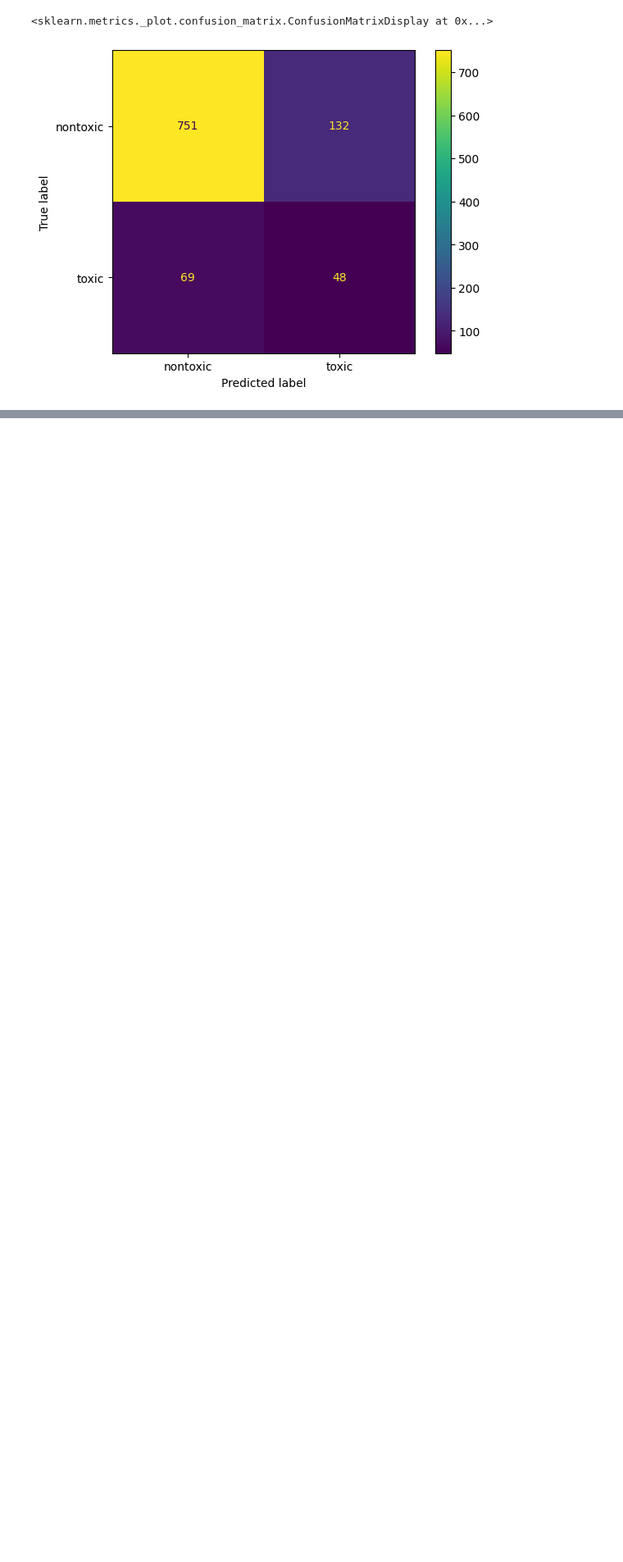
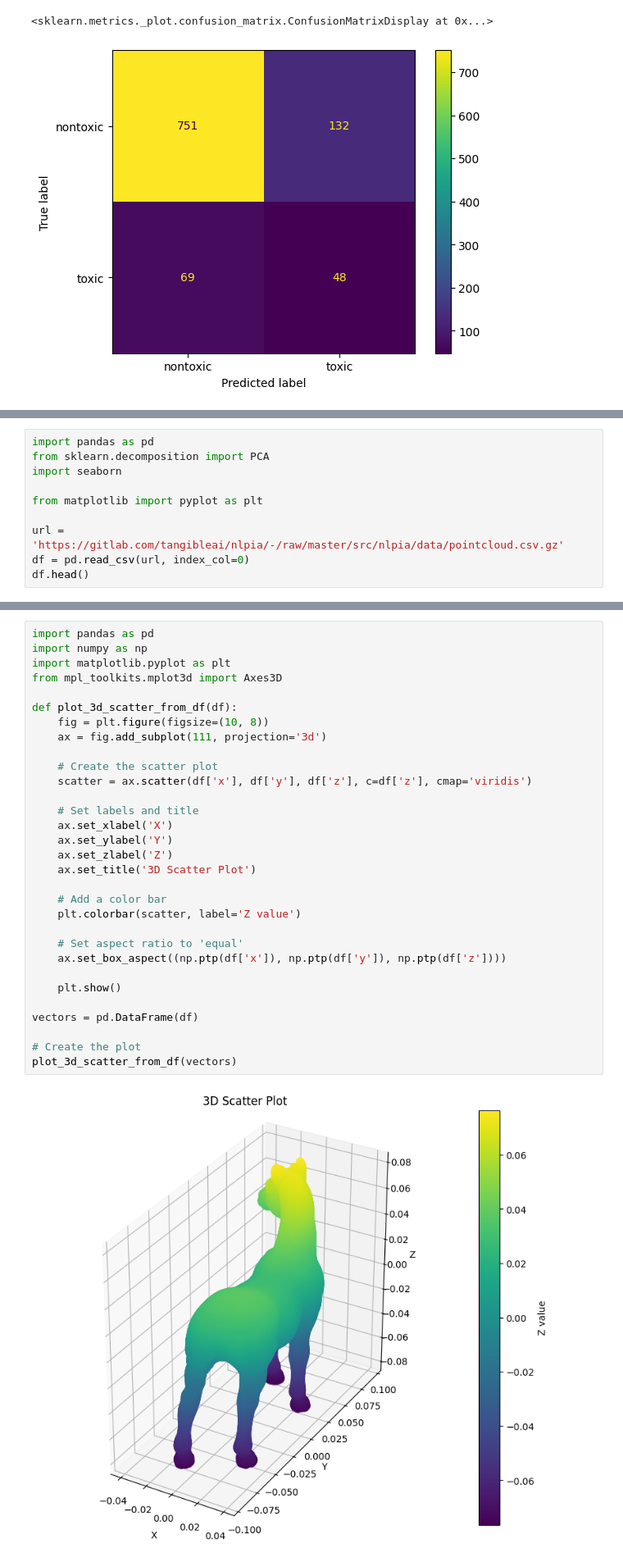
Before and after one commit to hieundx/nlp-in-action, a Jupyter notebook: 4/semantic-analysis.ipynb, the cells around one changed output, grey strips where cells are left out. Shown at 82% size. Saved outputs shown, nothing was run; the diff lists cells and outputs as text; blank space fills up the shorter version.

```diff
--- a/4/semantic-analysis.ipynb
+++ b/4/semantic-analysis.ipynb
@@ -237,0 +240,10 @@ disp.plot()
+# %%
+import pandas as pd
+from sklearn.decomposition import PCA
+import seaborn
+
+from matplotlib import pyplot as plt
+
+url = 'https://gitlab.com/tangibleai/nlpia/-/raw/master/src/nlpia/data/pointcloud.csv.gz'
+df = pd.read_csv(url, index_col=0)
+df.head()
@@ -237,0 +257,33 @@ disp.plot()
+# %%
+import pandas as pd
+import numpy as np
+import matplotlib.pyplot as plt
+from mpl_toolkits.mplot3d import Axes3D
+
+def plot_3d_scatter_from_df(df):
+    fig = plt.figure(figsize=(10, 8))
+    ax = fig.add_subplot(111, projection='3d')
+
+    # Create the scatter plot
+    scatter = ax.scatter(df['x'], df['y'], df['z'], c=df['z'], cmap='viridis')
+
+    # Set labels and title
+    ax.set_xlabel('X')
+    ax.set_ylabel('Y')
+    ax.set_zlabel('Z')
+    ax.set_title('3D Scatter Plot')
+
+    # Add a color bar
+    plt.colorbar(scatter, label='Z value')
+
+    # Set aspect ratio to 'equal'
+    ax.set_box_aspect((np.ptp(df['x']), np.ptp(df['y']), np.ptp(df['z'])))
+
+    plt.show()
+
+vectors = pd.DataFrame(df)
+
+# Create the plot
+plot_3d_scatter_from_df(vectors)
+# %% [output]
+[figure, added]
```
Also changed, not shown: parts of 26 cells of this notebook.
